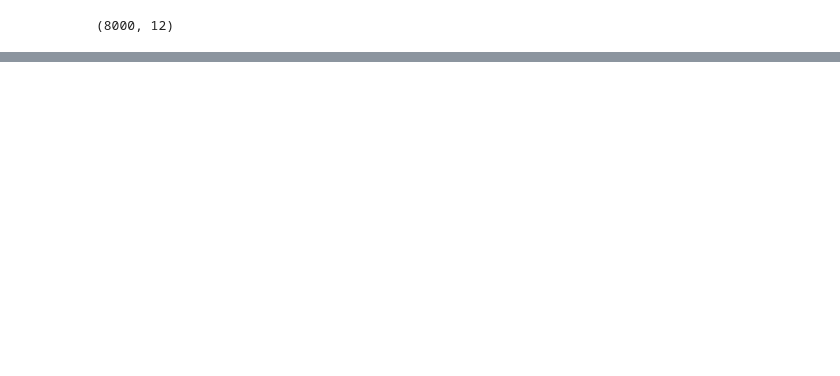
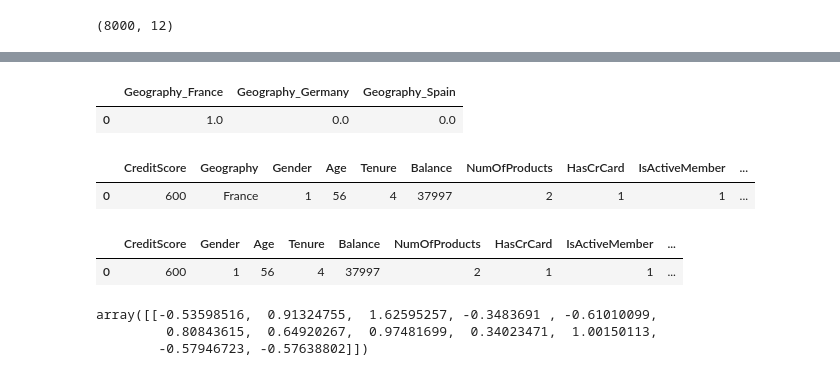
Before and after one commit to Rounakd323/ANN_bank_dropout_pred, a Jupyter notebook: experiments.ipynb, the cells around one changed output, grey strips where cells are left out. Drawn from its saved outputs; the diff is of its cells as text; code cells hidden in the pictures; blank space fills up the shorter version.

Commit message:
working churn prediction with custom input

```diff
--- a/experiments.ipynb
+++ b/experiments.ipynb
@@ -202,0 +205,14 @@ model.save('model.h5')
+# %%
+#load the trained model,scaler pickle,onehot
+from tensorflow.keras.models import load_model
+import pickle
+model=load_model('model.h5')
+
+with open('one_hot_encode_geo.pkl','rb') as file:
+    one_hot_encode_geo=pickle.load(file)
+
+with open('label_encoder_gender.pkl','rb') as file:
+    label_encode_gender=pickle.load(file)
+
+with open('scaler.pkl','rb') as file:
+    scaler=pickle.load(file)
@@ -202,0 +228,14 @@ model.save('model.h5')
+# %%
+#Provide an input data to work on with
+input_data={
+    'CreditScore':600,
+    'Geography':'France',
+    'Gender':'Male',
+    'Age':56,
+    'Tenure':4,
+    'Balance':37997,
+    'NumOfProducts':2,
+    'HasCrCard':1,
+    'IsActiveMember':1,
+    'EstimatedSalary':120000
+}
@@ -202,0 +246,16 @@ model.save('model.h5')
+# %%
+geo_encoded_df
+# %% [output]
+|  | Geography_France | Geography_Germany | Geography_Spain |
+| 0 | 1.0 | 0.0 | 0.0 |
+# %%
+#convert the input data dict into dataFrame
+input_df=pd.DataFrame([input_data])
+# %%
+#Encode categorical variables
+input_df['Gender']=label_encode_gender.transform(input_df['Gender'])
+# %%
+input_df
+# %% [output]
+|  | CreditScore | Geography | Gender | Age | Tenure | Balance | NumOfProducts | HasCrCard | IsActiveMember | ... |
+| 0 | 600 | France | 1 | 56 | 4 | 37997 | 2 | 1 | 1 | ... |
@@ -202,0 +265,5 @@ model.save('model.h5')
+# %%
+input_df
+# %% [output]
+|  | CreditScore | Gender | Age | Tenure | Balance | NumOfProducts | HasCrCard | IsActiveMember | ... |
+| 0 | 600 | 1 | 56 | 4 | 37997 | 2 | 1 | 1 | ... |
@@ -202,0 +273,6 @@ model.save('model.h5')
+# %%
+input_scaled
+# %% [output]
+array([[-0.53598516,  0.91324755,  1.62595257, -0.3483691 , -0.61010099,
+         0.80843615,  0.64920267,  0.97481699,  0.34023471,  1.00150113,
+        -0.57946723, -0.57638802]])
```
Also changed, not shown: parts of 20 cells of this notebook, 2 other files.
